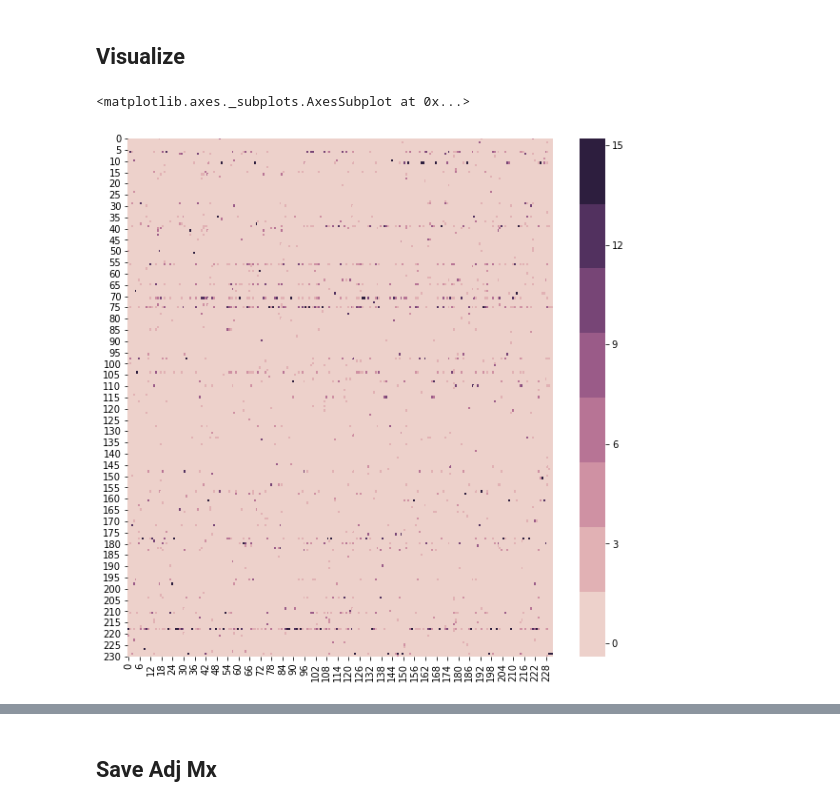
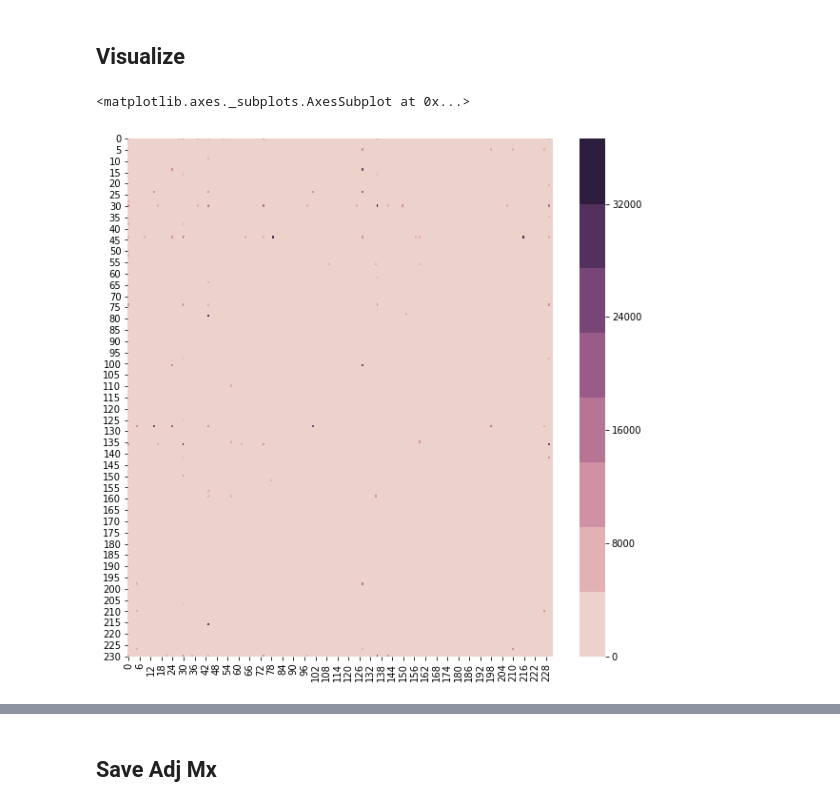
Before and after one commit to chnsh/EpidemicModels, a Jupyter notebook: graph_prep.ipynb, the cells around one changed output, grey strips where cells are left out. Cells and saved outputs as stored; diff of their text form; code cells hidden in the pictures.

```diff
--- a/graph_prep.ipynb
+++ b/graph_prep.ipynb
@@ -28,3 +28,13 @@ countries_metadata = json.load(open('data/countries_metadata.json'))
 ## Country ISO3 to code mapping
 # %%
 countries_iso_to_id_map = dict([(value['country_iso3'], int(key)) for key, value in countries_metadata.items()])
+# %%
+with gzip.open('data/output_0000.h5.gz') as fp:
+    f = h5py.File(fp,'r')
+    compartments = f['dset'].attrs['Columns']
+    country_ids = f['dset'].attrs['SelectedCountries']
+    prevalence = np.array(f['dset/countries/cumulative'], dtype=np.int64)
+    incidence = np.array(f['dset/countries/transitions'], dtype=np.int64)
+# %%
+country_id_to_idx_map = dict((cid, ix) for ix, cid in enumerate(country_ids))
+country_id_to_idx_map
@@ -38,9 +66,13 @@ def construct_adj_matrix(raw_graph, countries_iso_to_id_map):
     n_countries = len(countries_iso_to_id_map)
     adj_mx = np.zeros((n_countries, n_countries), dtype=np.float)
     for idx, row in raw_graph.iterrows():
-        loc_a, loc_b = countries_iso_to_id_map[row['country_i']], countries_iso_to_id_map[row['country_j']]
-        adj_mx[loc_a, loc_b] = row['avg_daily_travelers']
-        adj_mx[loc_b, loc_a] = row['avg_daily_travelers']
+        loc_a, loc_b = (
+            # get the correct ordering according to the indices in the construction
+            country_id_to_idx_map[countries_iso_to_id_map[row["country_i"]]],
+            country_id_to_idx_map[countries_iso_to_id_map[row["country_j"]]],
+        )
+        adj_mx[loc_a, loc_b] = row["avg_daily_travelers"]
+        adj_mx[loc_b, loc_a] = row["avg_daily_travelers"]
     return adj_mx
 # %%
 adj_mx = construct_adj_matrix(raw_graph, countries_iso_to_id_map)
@@ -54,7 +86,8 @@ True
 # %%
 import seaborn as sns
 plt.figure(figsize=(10, 10))
-sns.heatmap((adj_mx - adj_mx.mean(axis=1))/adj_mx.std(axis=1), cmap=sns.cubehelix_palette(8))
+# sns.heatmap((adj_mx - adj_mx.mean(axis=1))/adj_mx.std(axis=1), cmap=sns.cubehelix_palette(8))
+sns.heatmap((adj_mx), cmap=sns.cubehelix_palette(8))
 # %% [output]
 <matplotlib.axes._subplots.AxesSubplot at 0x...>
-[figure, old version]
+[figure, new version]
```
Also changed, not shown: parts of 5 cells of this notebook.
